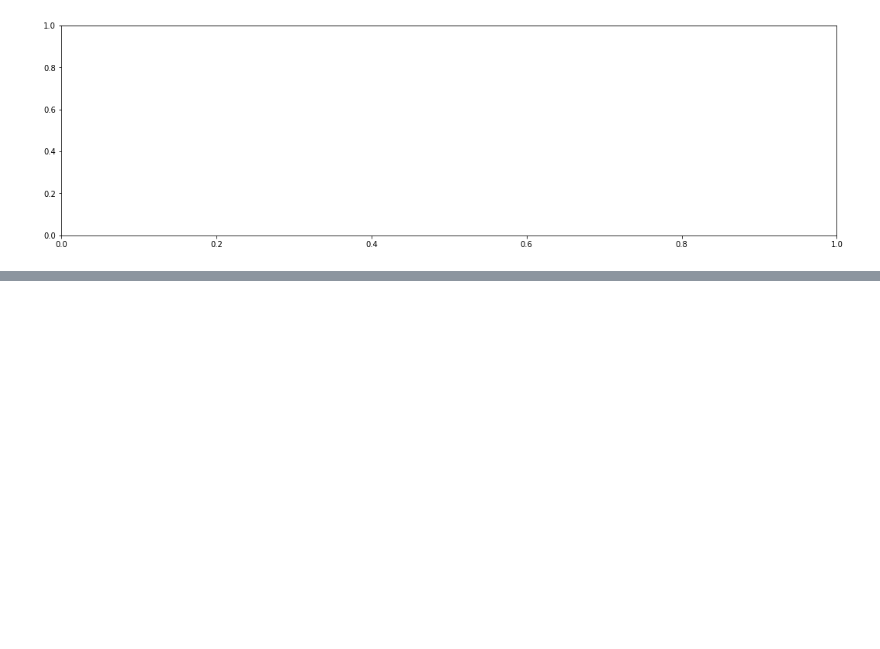
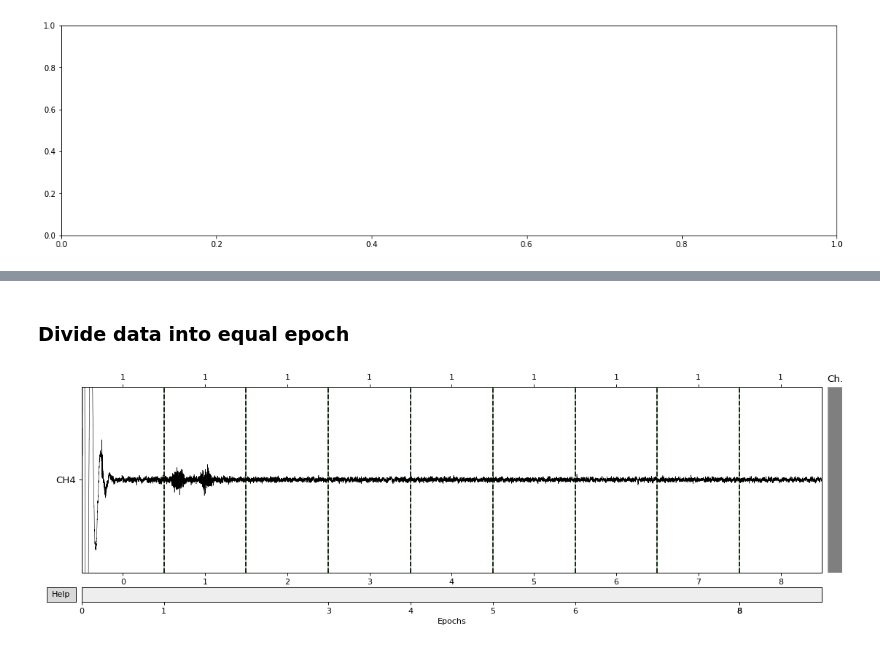
Before and after one commit to atarixGB/polycortex-projet-ete2020, a Jupyter notebook: sample_eeg_filtering.ipynb, the cells around one changed output, grey strips where cells are left out. Cells and saved outputs as stored; diff of their text form; code cells hidden in the pictures; blank space fills up the shorter version.

```diff
--- a/sample_eeg_filtering.ipynb
+++ b/sample_eeg_filtering.ipynb
@@ -274,0 +329,15 @@ fig.show()
+# %% [markdown]
+### Divide data into equal epoch
+# %%
+event_id = 1
+duration = 9.
+
+epochs = mne.make_fixed_length_epochs(raw,duration=duration,verbose=False)
+epochs.plot(scalings=scaling)
+
+# events = mne.make_fixed_length_events(raw, event_id, duration)
+# # create :class:`Epochs <mne.Epochs>` object
+# epochs = mne.Epochs(raw, events=events, event_id=event_id, baseline=None, verbose=False)
+# epochs.plot(scalings=scaling)
+# %% [output]
+[figure, added]
```
Also changed, not shown: parts of 8 cells of this notebook, 2 other files.
